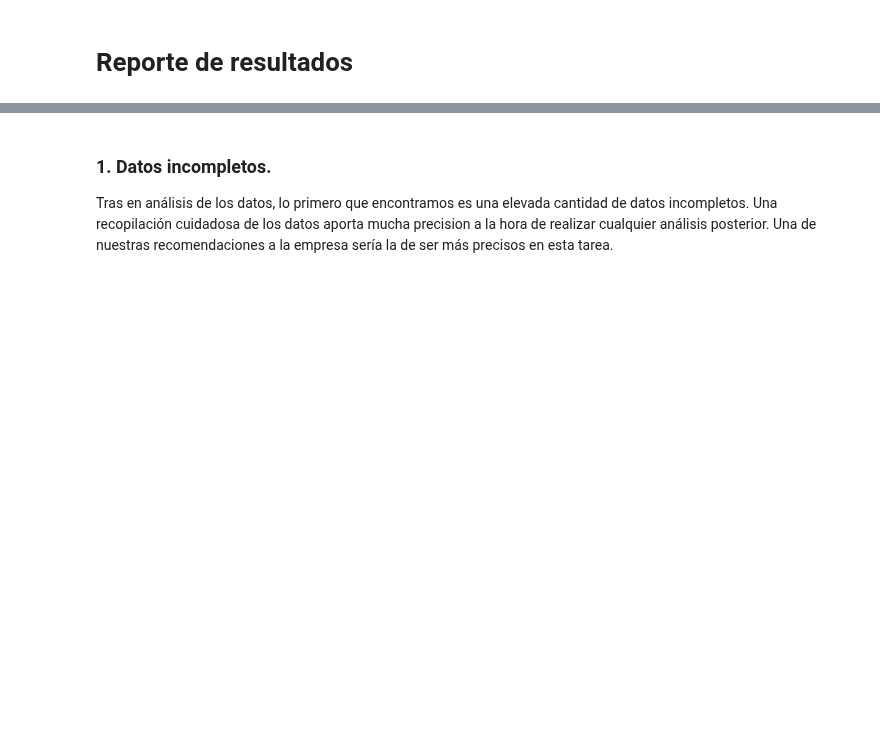
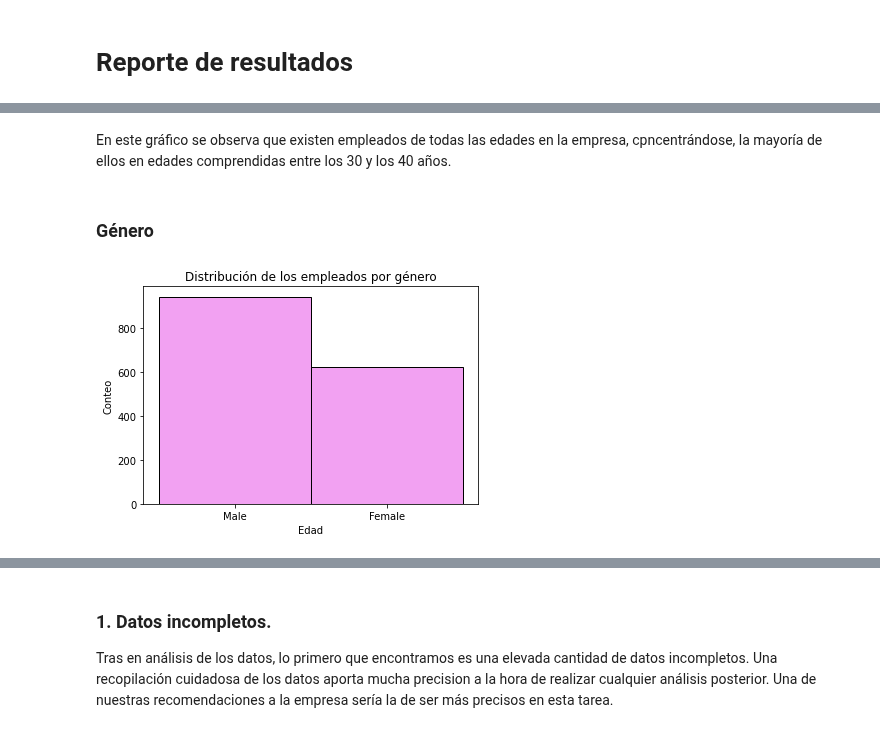
Before and after one commit to raquelmartinrodriguez/proyecto-da-promo-G-modulo-3-team-1, a Jupyter notebook: informe.ipynb, the cells around one changed output, grey strips where cells are left out. Saved outputs shown, nothing was run; the diff lists cells and outputs as text; code cells hidden in the pictures; blank space fills up the shorter version.

```diff
--- a/informe.ipynb
+++ b/informe.ipynb
@@ -36,0 +62,19 @@ df_original.head()
+# %% [markdown]
+En este gráfico se observa que existen empleados de todas las edades en la empresa, cpncentrándose, la mayoría de ellos en edades comprendidas entre los 30 y los 40 años.
+# %% [markdown]
+### Género
+# %%
+sns.histplot(x = "Gender",
+             data = df,
+             color = "violet",
+             bins = 20 )
+
+# usando 'plt.xlabel()' cambiamos el nombre del eje x
+plt.xlabel("Edad")
+
+# usando el método 'plt.ylabel()' cambiamos el nombre del eje y
+plt.ylabel("Conteo")
+
+plt.title('Distribución de los empleados por género');
+# %% [output]
+[figure, added]
```
Also changed, not shown: parts of 70 cells of this notebook.
